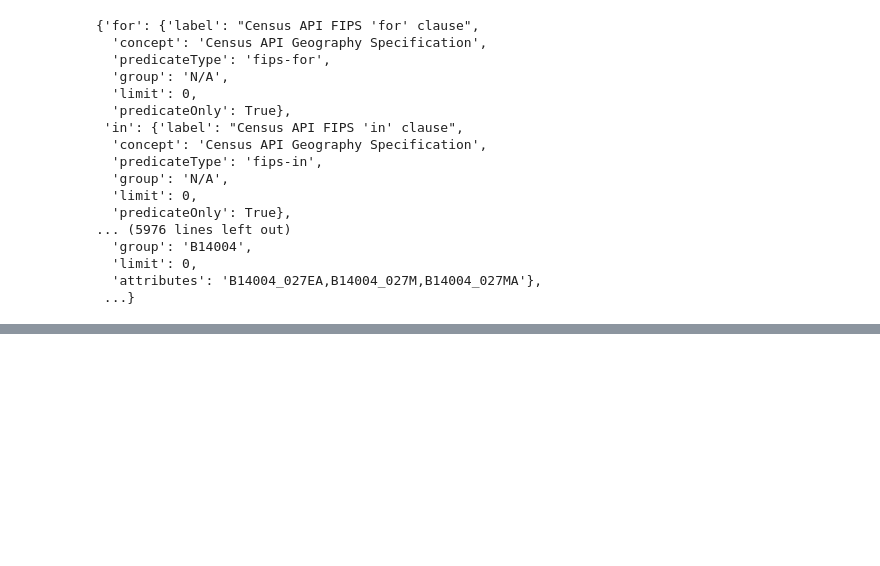
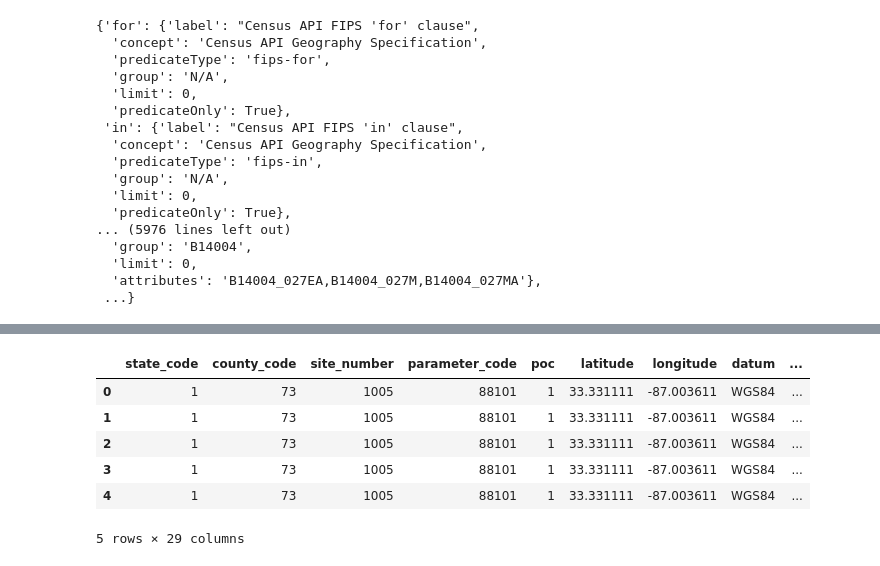
Before and after one commit to Ben-Vogt/IS-477-Course-Project, a Jupyter notebook: exploration.ipynb, the cells around one changed output, grey strips where cells are left out. Cells and saved outputs as stored; diff of their text form; code cells hidden in the pictures; blank space fills up the shorter version.

```diff
--- a/exploration.ipynb
+++ b/exploration.ipynb
@@ -580,0 +605,10 @@ len(relevant_variables)
+# %%
+aqs_data.head()
+# %% [output]
+|  | state_code | county_code | site_number | parameter_code | poc | latitude | longitude | datum | ... |
+| 0 | 1 | 73 | 1005 | 88101 | 1 | 33.331111 | -87.003611 | WGS84 | ... |
+| 1 | 1 | 73 | 1005 | 88101 | 1 | 33.331111 | -87.003611 | WGS84 | ... |
+| 2 | 1 | 73 | 1005 | 88101 | 1 | 33.331111 | -87.003611 | WGS84 | ... |
+| 3 | 1 | 73 | 1005 | 88101 | 1 | 33.331111 | -87.003611 | WGS84 | ... |
+| 4 | 1 | 73 | 1005 | 88101 | 1 | 33.331111 | -87.003611 | WGS84 | ... |
+5 rows × 29 columns
```
Also changed, not shown: parts of 9 cells of this notebook, 36 other files.
